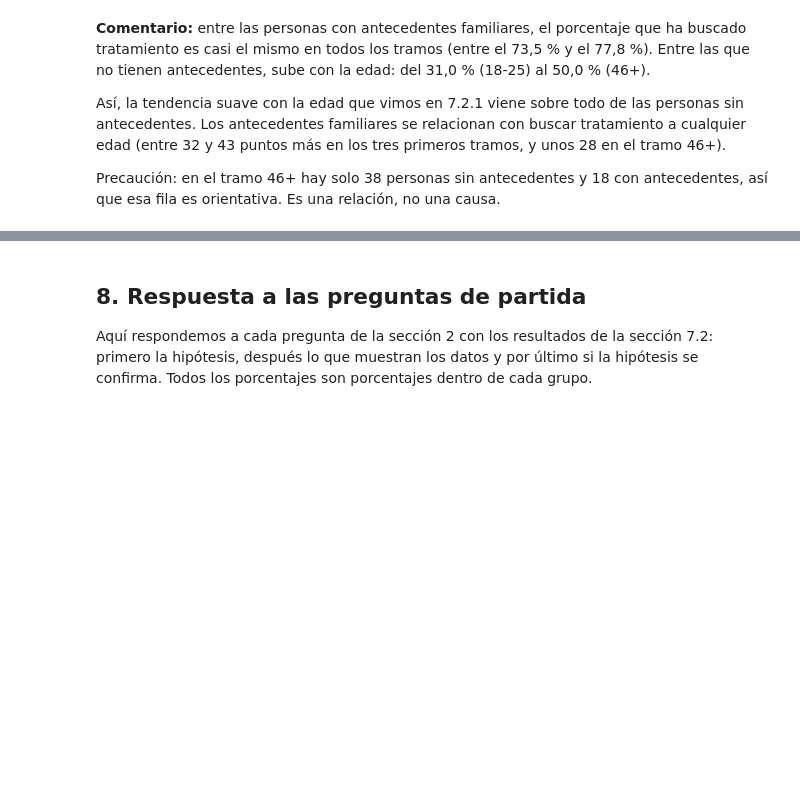
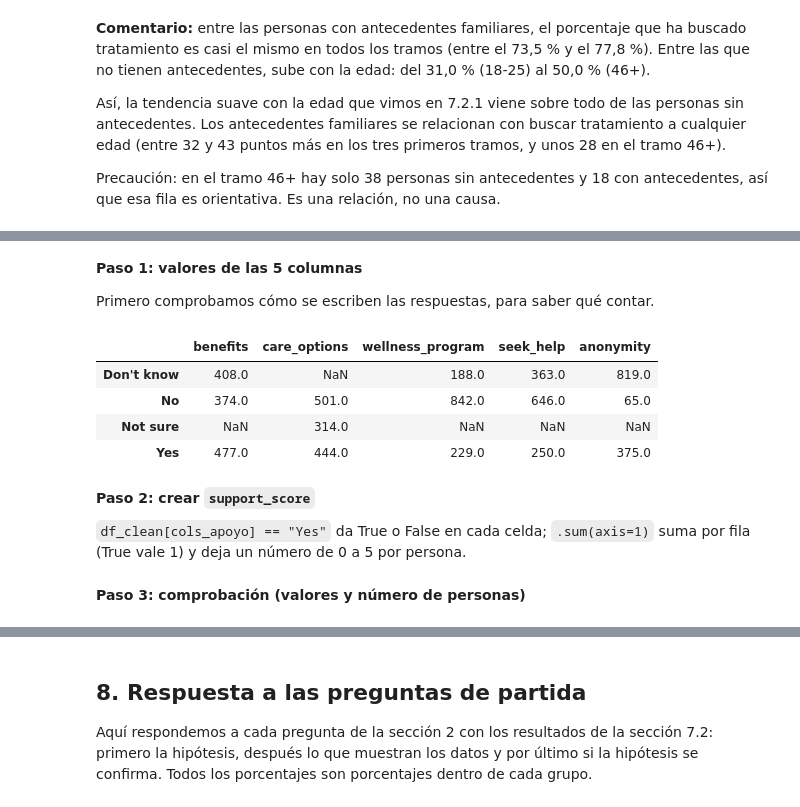
Before and after one commit to IA-P1-BCN/ai_project_EDA-charlotte_doulcet, a Jupyter notebook: eda.ipynb, the cells around one changed output, grey strips where cells are left out. Drawn from its saved outputs; the diff is of its cells as text; code cells hidden in the pictures; blank space fills up the shorter version.

```diff
--- a/eda.ipynb
+++ b/eda.ipynb
@@ -1371,0 +1454,17 @@ Precaución: en el tramo 46+ hay solo 38 personas sin antecedentes y 18 con ante
+# %% [markdown]
+**Paso 1: valores de las 5 columnas**
+
+Primero comprobamos cómo se escriben las respuestas, para saber qué contar.
+# %%
+cols_apoyo = ["benefits", "care_options", "wellness_program", "seek_help", "anonymity"]
+df_clean[cols_apoyo].apply(pd.Series.value_counts)
+# %% [output]
+|  | benefits | care_options | wellness_program | seek_help | anonymity |
+| Don't know | 408.0 | NaN | 188.0 | 363.0 | 819.0 |
+| No | 374.0 | 501.0 | 842.0 | 646.0 | 65.0 |
+| Not sure | NaN | 314.0 | NaN | NaN | NaN |
+| Yes | 477.0 | 444.0 | 229.0 | 250.0 | 375.0 |
+# %% [markdown]
+**Paso 2: crear `support_score`**
+
+`df_clean[cols_apoyo] == "Yes"` da True o False en cada celda; `.sum(axis=1)` suma por fila (True vale 1) y deja un número de 0 a 5 por persona.
@@ -1371,0 +1473,2 @@ Precaución: en el tramo 46+ hay solo 38 personas sin antecedentes y 18 con ante
+# %% [markdown]
+**Paso 3: comprobación (valores y número de personas)**
```
Also changed, not shown: parts of 15 cells of this notebook, 1 other file.
